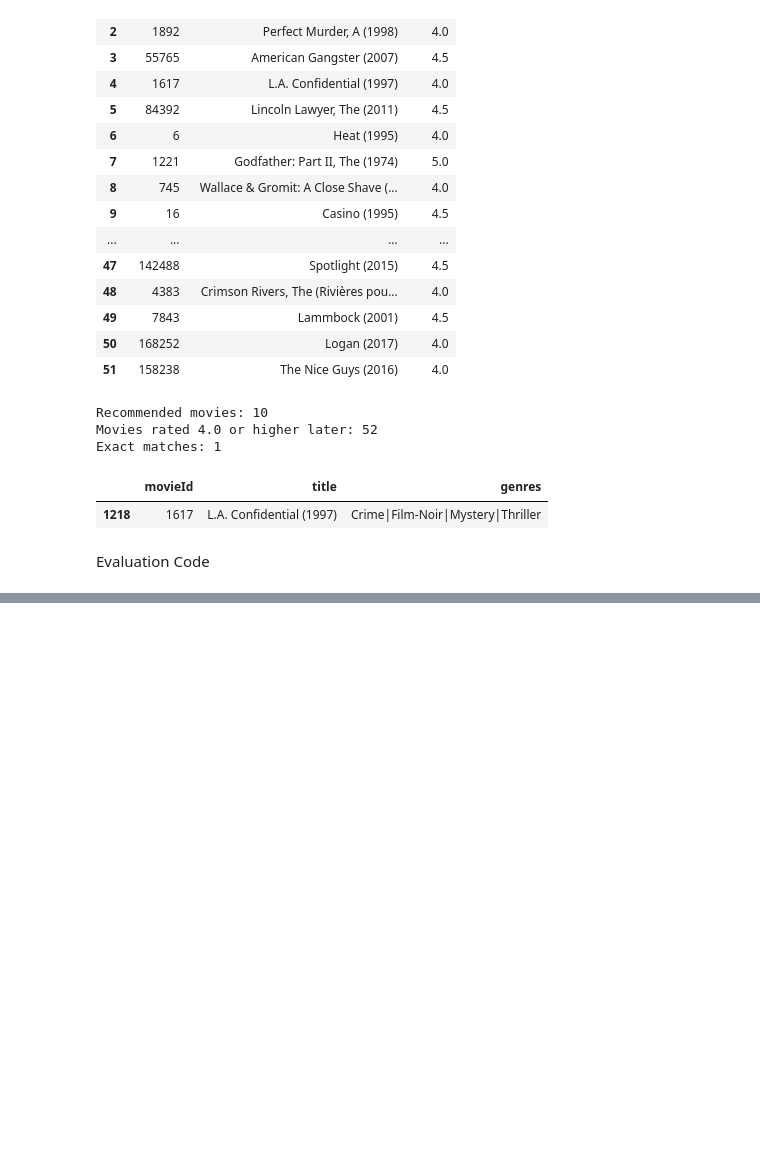
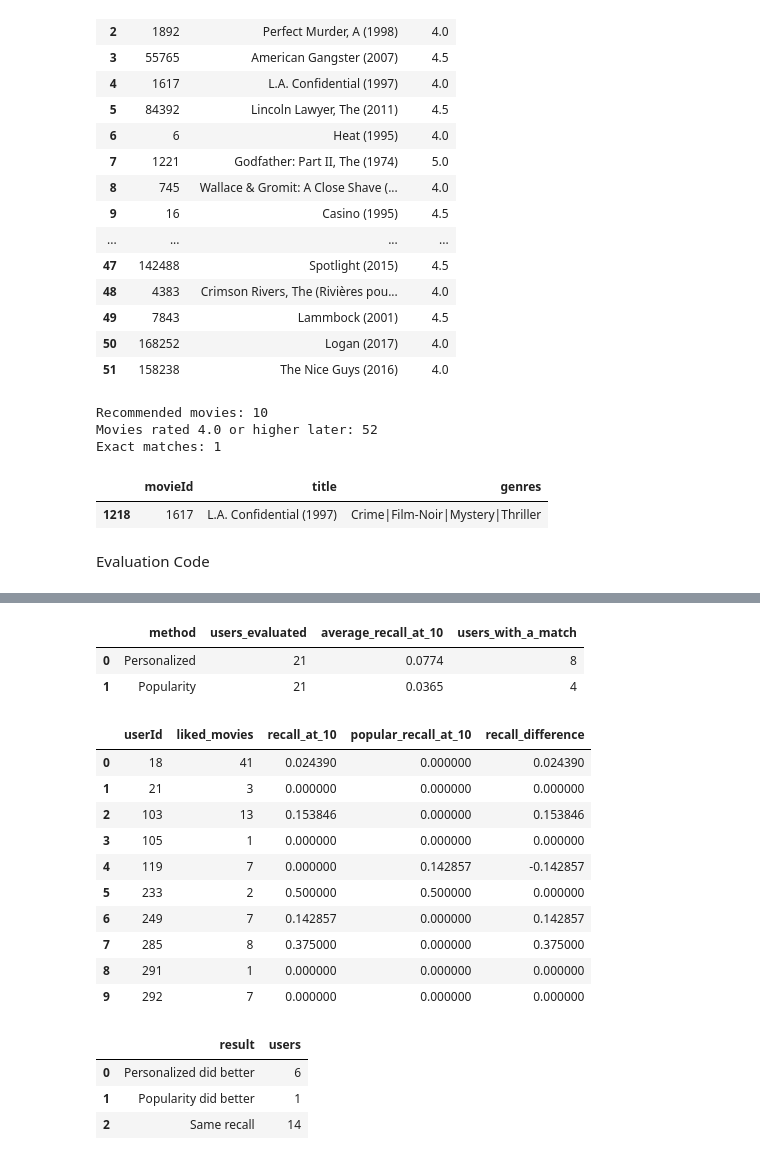
Before and after one commit to AnkitJha06/Movie-recommendation, a Jupyter notebook: movie.ipynb, the cells around one changed output, grey strips where cells are left out. Saved outputs shown, nothing was run; the diff lists cells and outputs as text; code cells hidden in the pictures; blank space fills up the shorter version.

```diff
--- a/movie.ipynb
+++ b/movie.ipynb
@@ -759,0 +798,70 @@ Evaluation Code
+# %%
+comparison = validation_results.merge(
+    popularity_results,
+    on="userId",
+    validate="one_to_one"
+)
+
+summary = pd.DataFrame({
+    "method": ["Personalized", "Popularity"],
+    "users_evaluated": [len(comparison), len(comparison)],
+    "average_recall_at_10": [
+        comparison["recall_at_10"].mean(),
+        comparison["popular_recall_at_10"].mean()
+    ],
+    "users_with_a_match": [
+        (comparison["matches"] > 0).sum(),
+        (comparison["popular_matches"] > 0).sum()
+    ]
+})
+
+display(summary.round(4))
+
+comparison["recall_difference"] = (
+    comparison["recall_at_10"]
+    - comparison["popular_recall_at_10"]
+)
+
+display(
+    comparison[
+        ["userId", "liked_movies", "recall_at_10",
+         "popular_recall_at_10", "recall_difference"]
+    ].head(10)
+)
+# %% [output]
+|  | method | users_evaluated | average_recall_at_10 | users_with_a_match |
+| 0 | Personalized | 21 | 0.0774 | 8 |
+| 1 | Popularity | 21 | 0.0365 | 4 |
+|  | userId | liked_movies | recall_at_10 | popular_recall_at_10 | recall_difference |
+| 0 | 18 | 41 | 0.024390 | 0.000000 | 0.024390 |
+| 1 | 21 | 3 | 0.000000 | 0.000000 | 0.000000 |
+| 2 | 103 | 13 | 0.153846 | 0.000000 | 0.153846 |
+| 3 | 105 | 1 | 0.000000 | 0.000000 | 0.000000 |
+| 4 | 119 | 7 | 0.000000 | 0.142857 | -0.142857 |
+| 5 | 233 | 2 | 0.500000 | 0.500000 | 0.000000 |
+| 6 | 249 | 7 | 0.142857 | 0.000000 | 0.142857 |
+| 7 | 285 | 8 | 0.375000 | 0.000000 | 0.375000 |
+| 8 | 291 | 1 | 0.000000 | 0.000000 | 0.000000 |
+| 9 | 292 | 7 | 0.000000 | 0.000000 | 0.000000 |
+# %%
+difference = comparison["recall_difference"]
+
+user_comparison = pd.DataFrame({
+    "result": [
+        "Personalized did better",
+        "Popularity did better",
+        "Same recall"
+    ],
+    "users": [
+        (difference > 0).sum(),
+        (difference < 0).sum(),
+        (difference == 0).sum()
+    ]
+})
+
+display(user_comparison)
+# %% [output]
+|  | result | users |
+| 0 | Personalized did better | 6 |
+| 1 | Popularity did better | 1 |
+| 2 | Same recall | 14 |
```
Also changed, not shown: parts of 5 cells of this notebook.
